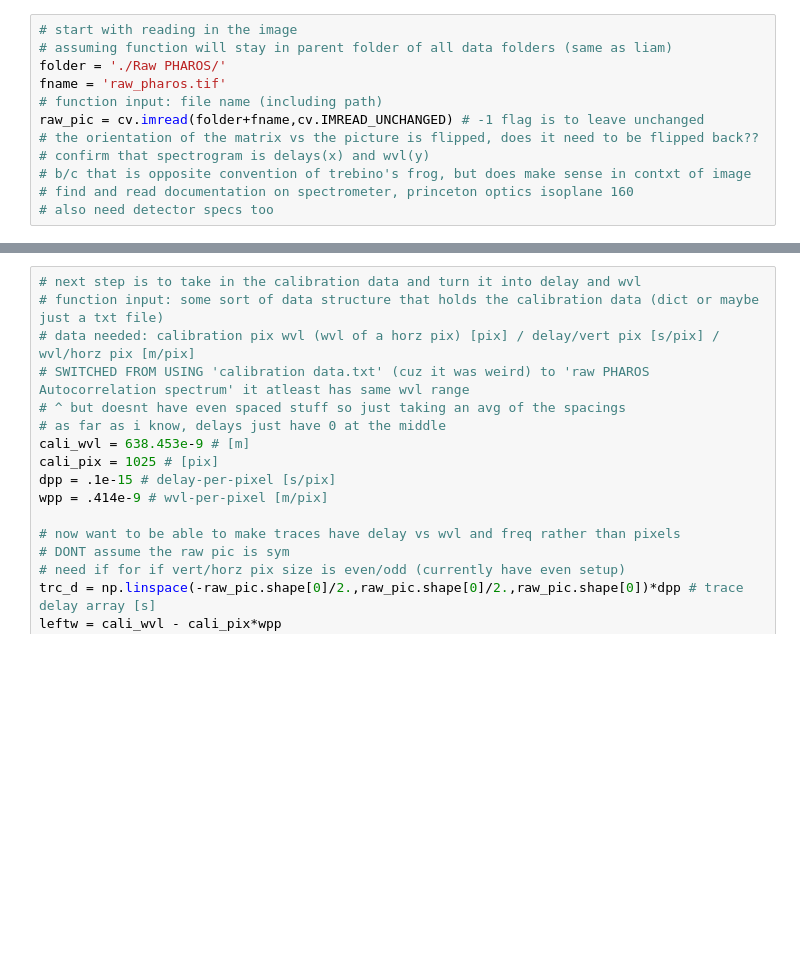
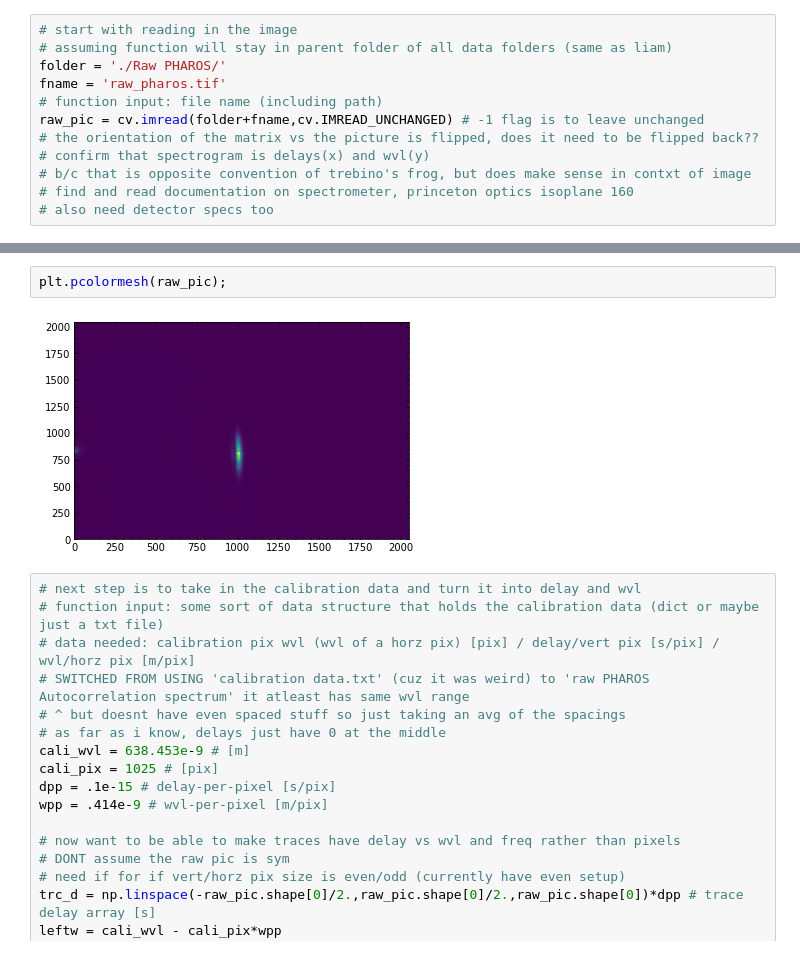
Before and after one commit to ChowdhuryGroup/FROG, a Jupyter notebook: preprocessing_test.ipynb, the cells around one changed output, grey strips where cells are left out. Cells and saved outputs as stored; diff of their text form; blank space fills up the shorter version.

```diff
--- a/preprocessing_test.ipynb
+++ b/preprocessing_test.ipynb
@@ -416,3 +475,7 @@ raw_pic = cv.imread(folder+fname,cv.IMREAD_UNCHANGED) # -1 flag is to leave unch
+# %%
+plt.pcolormesh(raw_pic);
+# %% [output]
+[figure, added]
 # %%
 # next step is to take in the calibration data and turn it into delay and wvl
 # function input: some sort of data structure that holds the calibration data (dict or maybe just a txt file)
```
Also changed, not shown: parts of 20 cells of this notebook, 4 other files.
